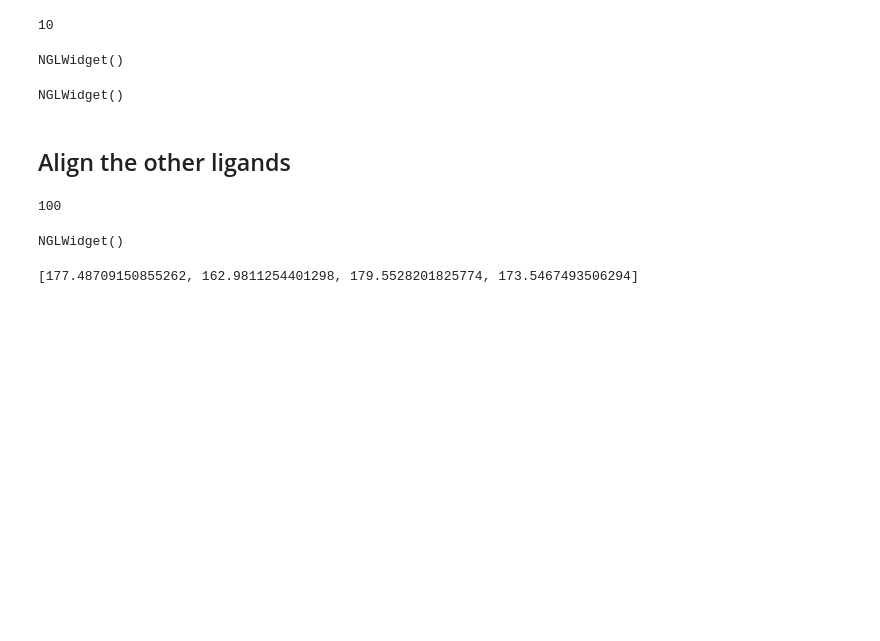
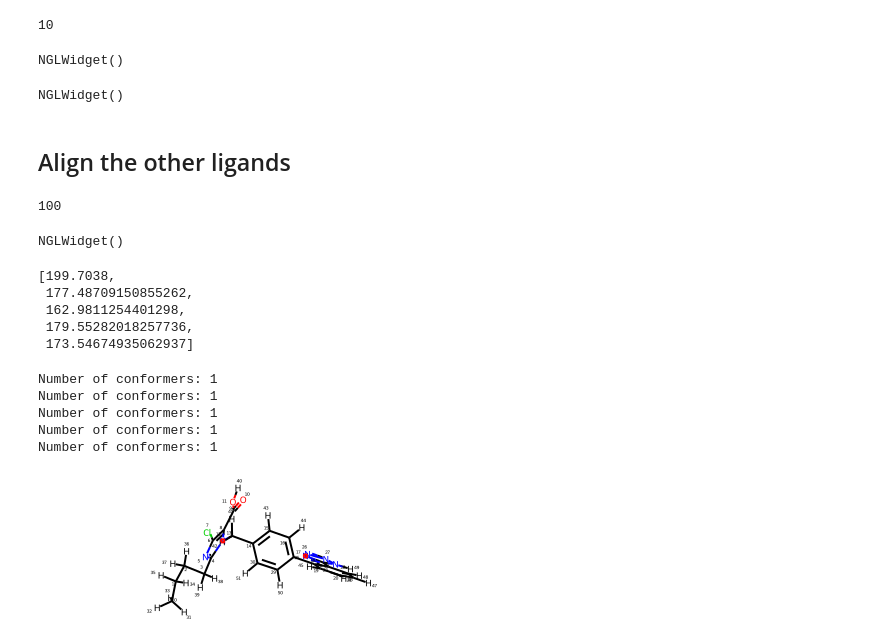
Before and after one commit to Daniel-Ibarrola/Cheminformatics-Notebooks, a Jupyter notebook: clustering/ph_clustering.ipynb, the cells around one changed output. Saved outputs shown, nothing was run; the diff lists cells and outputs as text; code cells hidden in the pictures; blank space fills up the shorter version.

```diff
--- a/clustering/ph_clustering.ipynb
+++ b/clustering/ph_clustering.ipynb
@@ -17,17 +17,7 @@ import nglview as nv
 [interactive output not drawn]
 # %%
 def generate_conformers(molecule, n_conformers, random_seed=-1, alignment=False):
-    """Generate n conformers for a molecule
-    Parameters
-    -----------
-    molecule: an rdkit.Chem.rdchem.Mol
-    n_conformers:
-
-    Returns
-    ----------
-    nglview.widget.NGLWidget
-
-    """
+    """Generate n conformers for a molecule"""
     molecule = Chem.AddHs(molecule) # Add hydrogens to generate realistic geometries
     cids = AllChem.EmbedMultipleConfs(molecule, numConfs=n_conformers, randomSeed=random_seed)
 
@@ -370,21 +362,24 @@ molecules_3 = [generate_conformers(mol, 100) for mol in molecules_3]
 
 crippen_contribs = [rdMolDescriptors._CalcCrippenContribs(mol) for mol in molecules_3]
 crippen_ref_contrib = crippen_contribs[0]
-crippen_prob_contribs = crippen_contribs[1:]
+# crippen_prob_contribs = crippen_contribs[1:]
+crippen_prob_contribs = crippen_contribs
 
 ref_mol = molecules_3[0]
-probe_mols = molecules_3[1:]
+# probe_mols = molecules_3[1:]
+probe_mols = molecules_3
 # %%
 ref_mol.GetNumConformers()
 # %% [output]
 100
 # %%
 view = nv.NGLWidget()
-component = view.add_component(ref_mol)
-component.clear()
-component.add_ball_and_stick(multipleBond=True)
+# component = view.add_component(ref_mol)
+# component.clear()
+# component.add_ball_and_stick(multipleBond=True)
 
 crippen_score = []
+aligned_molecules = []
 for idx, mol in enumerate(probe_mols):
     tempscore = []
 
@@ -402,6 +397,7 @@ for idx, mol in enumerate(probe_mols):
     component.add_ball_and_stick(multipleBond=True)
 
     crippen_score.append(tempscore[best])
+    aligned_molecules.append(temp_mol)
 
 view
 # %% [output]
@@ -409,4 +405,21 @@ NGLWidget()
 # %%
 crippen_score
 # %% [output]
-[177.48709150855262, 162.9811254401298, 179.5528201825774, 173.5467493506294]
+[199.7038,
+ 177.48709150855262,
+ 162.9811254401298,
+ 179.55282018257736,
+ 173.54674935062937]
+# %%
+for mol in aligned_molecules:
+    print(f"Number of conformers: {mol.GetNumConformers()}")
+# %% [output]
+Number of conformers: 1
+Number of conformers: 1
+Number of conformers: 1
+Number of conformers: 1
+Number of conformers: 1
+# %%
+aligned_molecules[0]
+# %% [output]
+[figure, added]
```
Also changed, not shown: parts of 8 cells of this notebook, 6 other files.
